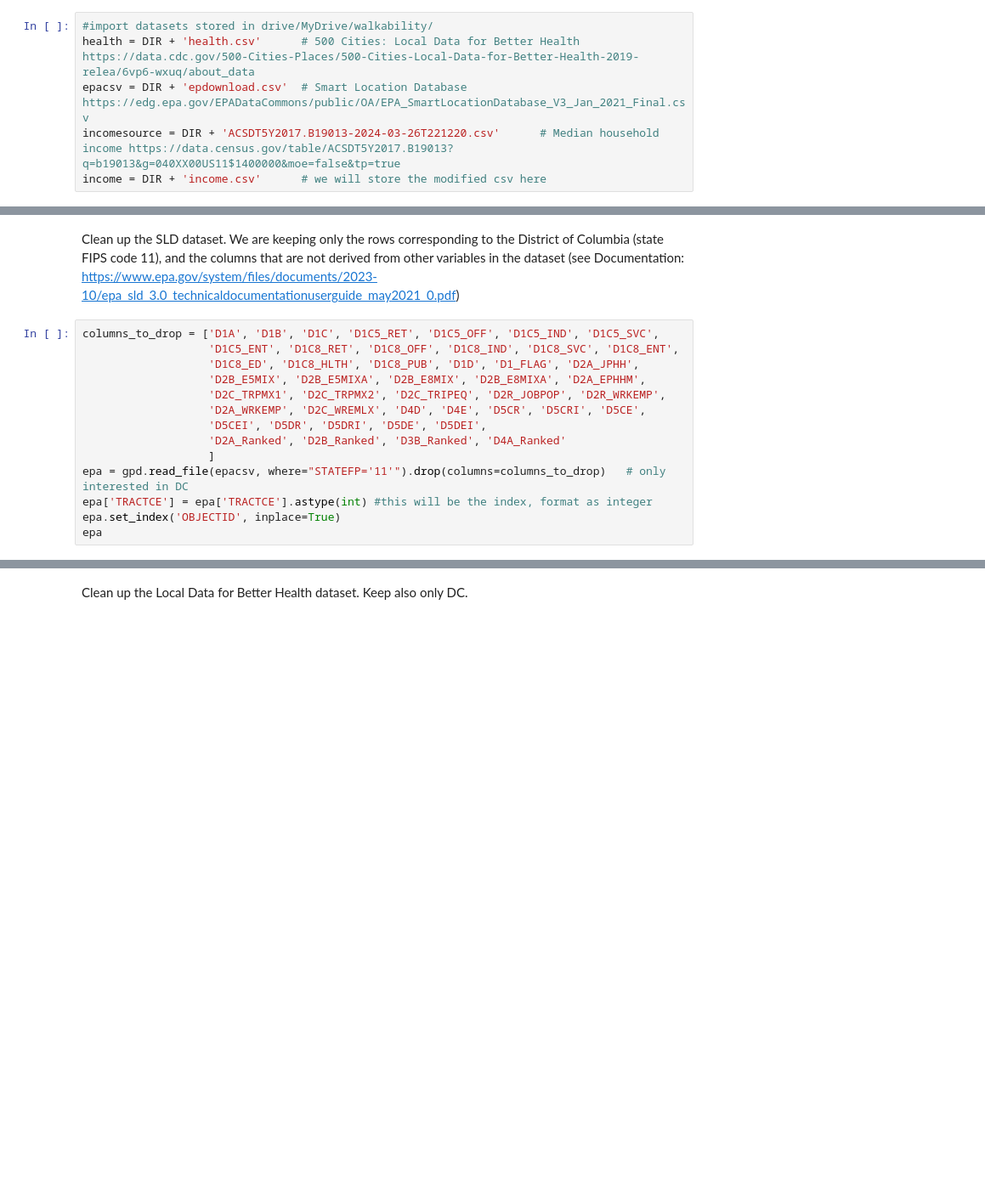
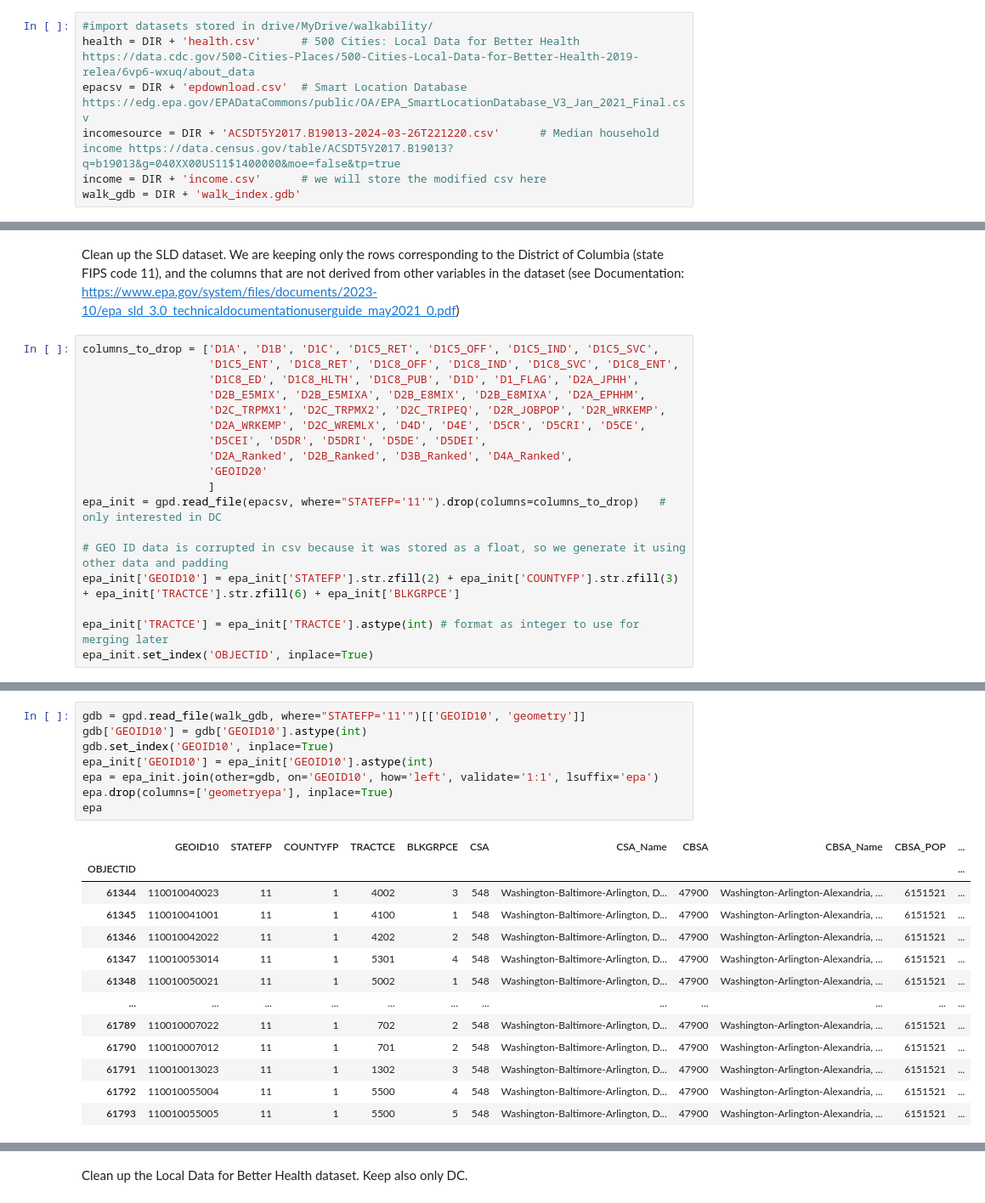
Before and after one commit to nina-adhikari/urban-design-and-health, a Jupyter notebook: citydata.ipynb, the cells around one changed output, grey strips where cells are left out. Shown at 85% size. Saved outputs shown, nothing was run; the diff lists cells and outputs as text; blank space fills up the shorter version.

Commit message:
Imported data from another database so that we have mapping ability

```diff
--- a/citydata.ipynb
+++ b/citydata.ipynb
@@ -28,6 +30,7 @@ health = DIR + 'health.csv'      # 500 Cities: Local Data for Better Health http
 epacsv = DIR + 'epdownload.csv'  # Smart Location Database https://edg.epa.gov/EPADataCommons/public/OA/EPA_SmartLocationDatabase_V3_Jan_2021_Final.csv
 incomesource = DIR + 'ACSDT5Y2017.B19013-2024-03-26T221220.csv'      # Median household income https://data.census.gov/table/ACSDT5Y2017.B19013?q=b19013&g=040XX00US11$1400000&moe=false&tp=true
 income = DIR + 'income.csv'      # we will store the modified csv here
+walk_gdb = DIR + 'walk_index.gdb'
 # %% [markdown]
 Clean up income dataset. Important: the ID of each row, for all files, is to be the census tract ID.
 # %%
@@ -60,9 +63,13 @@ columns_to_drop = ['D1A', 'D1B', 'D1C', 'D1C5_RET', 'D1C5_OFF', 'D1C5_IND', 'D1C
                    'D2C_TRPMX1', 'D2C_TRPMX2', 'D2C_TRIPEQ', 'D2R_JOBPOP', 'D2R_WRKEMP',
                    'D2A_WRKEMP', 'D2C_WREMLX', 'D4D', 'D4E', 'D5CR', 'D5CRI', 'D5CE',
                    'D5CEI', 'D5DR', 'D5DRI', 'D5DE', 'D5DEI',
-                   'D2A_Ranked', 'D2B_Ranked', 'D3B_Ranked', 'D4A_Ranked'
+                   'D2A_Ranked', 'D2B_Ranked', 'D3B_Ranked', 'D4A_Ranked',
+                   'GEOID20'
                    ]
-epa = gpd.read_file(epacsv, where="STATEFP='11'").drop(columns=columns_to_drop)   # only interested in DC
-epa['TRACTCE'] = epa['TRACTCE'].astype(int) #this will be the index, format as integer
-epa.set_index('OBJECTID', inplace=True)
-epa
+epa_init = gpd.read_file(epacsv, where="STATEFP='11'").drop(columns=columns_to_drop)   # only interested in DC
+
+# GEO ID data is corrupted in csv because it was stored as a float, so we generate it using other data and padding
+epa_init['GEOID10'] = epa_init['STATEFP'].str.zfill(2) + epa_init['COUNTYFP'].str.zfill(3) + epa_init['TRACTCE'].str.zfill(6) + epa_init['BLKGRPCE']
+
+epa_init['TRACTCE'] = epa_init['TRACTCE'].astype(int) # format as integer to use for merging later
+epa_init.set_index('OBJECTID', inplace=True)
@@ -68,0 +78,22 @@ epa
+# %%
+gdb = gpd.read_file(walk_gdb, where="STATEFP='11'")[['GEOID10', 'geometry']]
+gdb['GEOID10'] = gdb['GEOID10'].astype(int)
+gdb.set_index('GEOID10', inplace=True)
+epa_init['GEOID10'] = epa_init['GEOID10'].astype(int)
+epa = epa_init.join(other=gdb, on='GEOID10', how='left', validate='1:1', lsuffix='epa')
+epa.drop(columns=['geometryepa'], inplace=True)
+epa
+# %% [output]
+|  | GEOID10 | STATEFP | COUNTYFP | TRACTCE | BLKGRPCE | CSA | CSA_Name | CBSA | CBSA_Name | CBSA_POP | ... |
+| OBJECTID |  |  |  |  |  |  |  |  |  |  | ... |
+| 61344 | 110010040023 | 11 | 1 | 4002 | 3 | 548 | Washington-Baltimore-Arlington, D... | 47900 | Washington-Arlington-Alexandria, ... | 6151521 | ... |
+| 61345 | 110010041001 | 11 | 1 | 4100 | 1 | 548 | Washington-Baltimore-Arlington, D... | 47900 | Washington-Arlington-Alexandria, ... | 6151521 | ... |
+| 61346 | 110010042022 | 11 | 1 | 4202 | 2 | 548 | Washington-Baltimore-Arlington, D... | 47900 | Washington-Arlington-Alexandria, ... | 6151521 | ... |
+| 61347 | 110010053014 | 11 | 1 | 5301 | 4 | 548 | Washington-Baltimore-Arlington, D... | 47900 | Washington-Arlington-Alexandria, ... | 6151521 | ... |
+| 61348 | 110010050021 | 11 | 1 | 5002 | 1 | 548 | Washington-Baltimore-Arlington, D... | 47900 | Washington-Arlington-Alexandria, ... | 6151521 | ... |
+| ... | ... | ... | ... | ... | ... | ... | ... | ... | ... | ... | ... |
+| 61789 | 110010007022 | 11 | 1 | 702 | 2 | 548 | Washington-Baltimore-Arlington, D... | 47900 | Washington-Arlington-Alexandria, ... | 6151521 | ... |
+| 61790 | 110010007012 | 11 | 1 | 701 | 2 | 548 | Washington-Baltimore-Arlington, D... | 47900 | Washington-Arlington-Alexandria, ... | 6151521 | ... |
+| 61791 | 110010013023 | 11 | 1 | 1302 | 3 | 548 | Washington-Baltimore-Arlington, D... | 47900 | Washington-Arlington-Alexandria, ... | 6151521 | ... |
+| 61792 | 110010055004 | 11 | 1 | 5500 | 4 | 548 | Washington-Baltimore-Arlington, D... | 47900 | Washington-Arlington-Alexandria, ... | 6151521 | ... |
+| 61793 | 110010055005 | 11 | 1 | 5500 | 5 | 548 | Washington-Baltimore-Arlington, D... | 47900 | Washington-Arlington-Alexandria, ... | 6151521 | ... |
```
Also changed, not shown: parts of 10 cells of this notebook.
